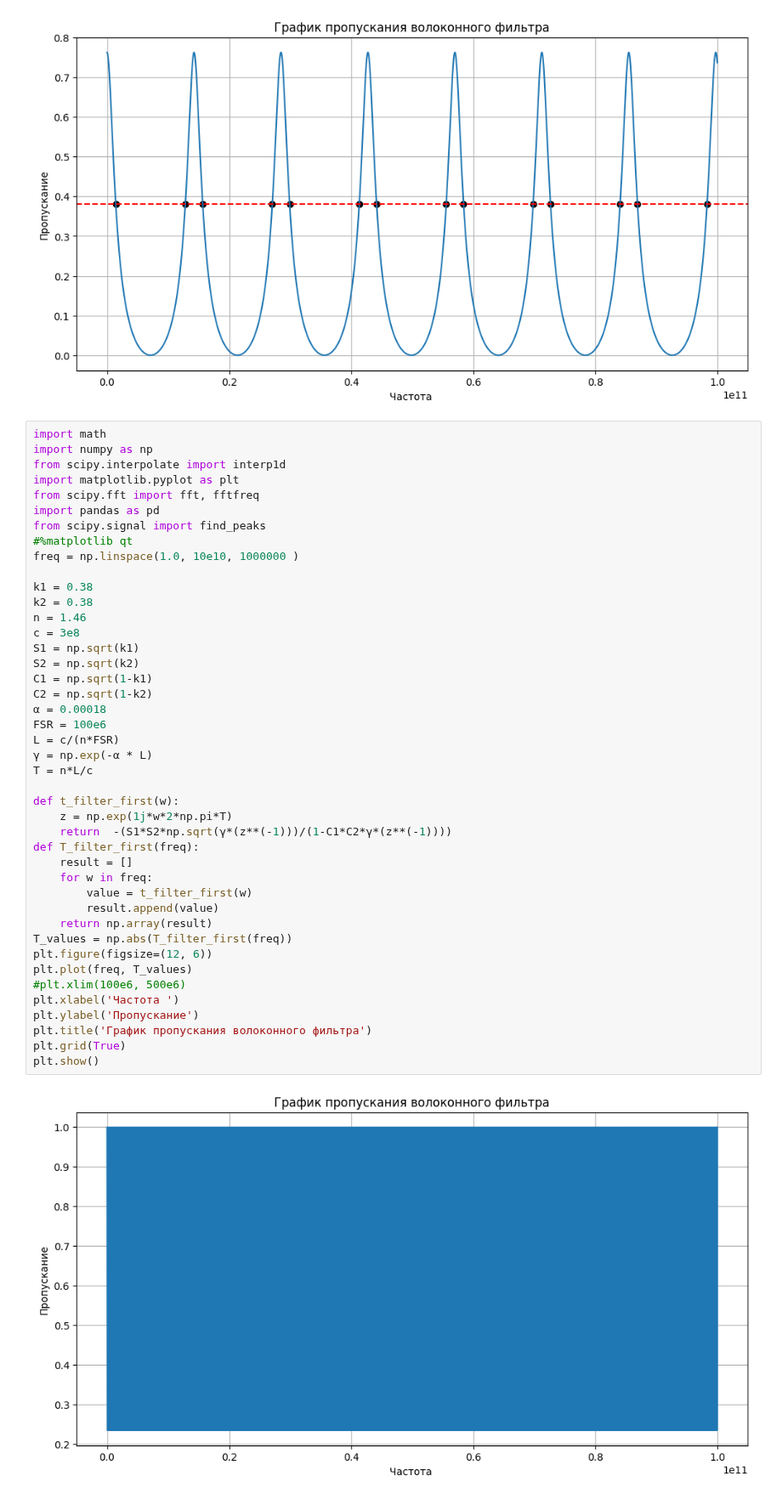
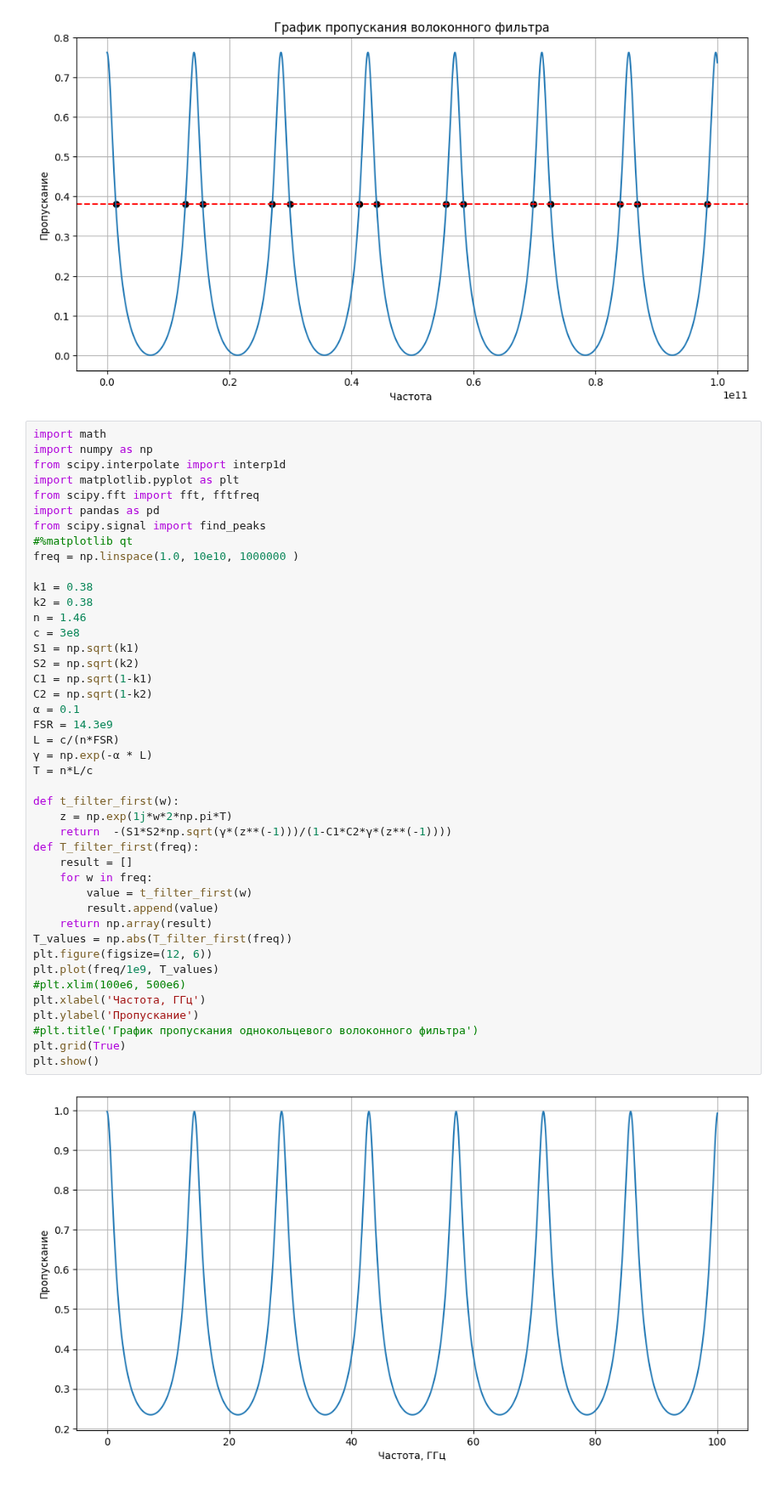
Before and after one commit to Orange-spearow/Finally_praktika, a Jupyter notebook: Волоконный фильтр.ipynb, the cells around one changed output. Shown at 85% size. Drawn from its saved outputs; the diff is of its cells as text.

```diff
--- a/Волоконный фильтр.ipynb
+++ b/Волоконный фильтр.ipynb
@@ -153,39 +154,39 @@ from scipy.signal import find_peaks
 freq = np.linspace(1.0, 10e10, 1000000 )
 
 k1 = 0.38
 k2 = 0.38
 n = 1.46
 c = 3e8
 S1 = np.sqrt(k1)
 S2 = np.sqrt(k2)
 C1 = np.sqrt(1-k1)
 C2 = np.sqrt(1-k2)
-α = 0.00018
-FSR = 100e6
+α = 0.1
+FSR = 14.3e9
 L = c/(n*FSR)
 γ = np.exp(-α * L)
 T = n*L/c
 
 def t_filter_first(w):
     z = np.exp(1j*w*2*np.pi*T)
     return  -(S1*S2*np.sqrt(γ*(z**(-1)))/(1-C1*C2*γ*(z**(-1))))
 def T_filter_first(freq):
     result = []
     for w in freq:
         value = t_filter_first(w)
         result.append(value)
     return np.array(result)
 T_values = np.abs(T_filter_first(freq))
 plt.figure(figsize=(12, 6))
-plt.plot(freq, T_values)
+plt.plot(freq/1e9, T_values)
 #plt.xlim(100e6, 500e6)
-plt.xlabel('Частота ')
+plt.xlabel('Частота, ГГц')
 plt.ylabel('Пропускание')
-plt.title('График пропускания волоконного фильтра')
+#plt.title('График пропускания однокольцевого волоконного фильтра')
 plt.grid(True)
 plt.show()
 # %% [output]
-[figure, old version]
+[figure, new version]
 # %%
 import numpy as np
 from scipy.interpolate import interp1d
```
Also changed, not shown: parts of 1 cell of this notebook, 2 other files.
